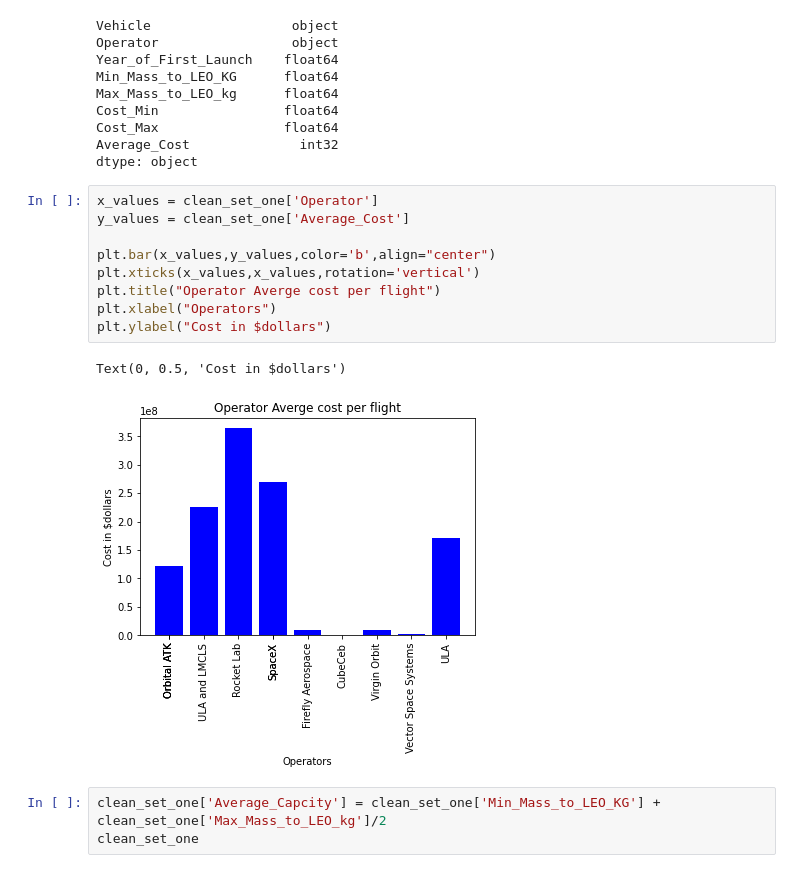
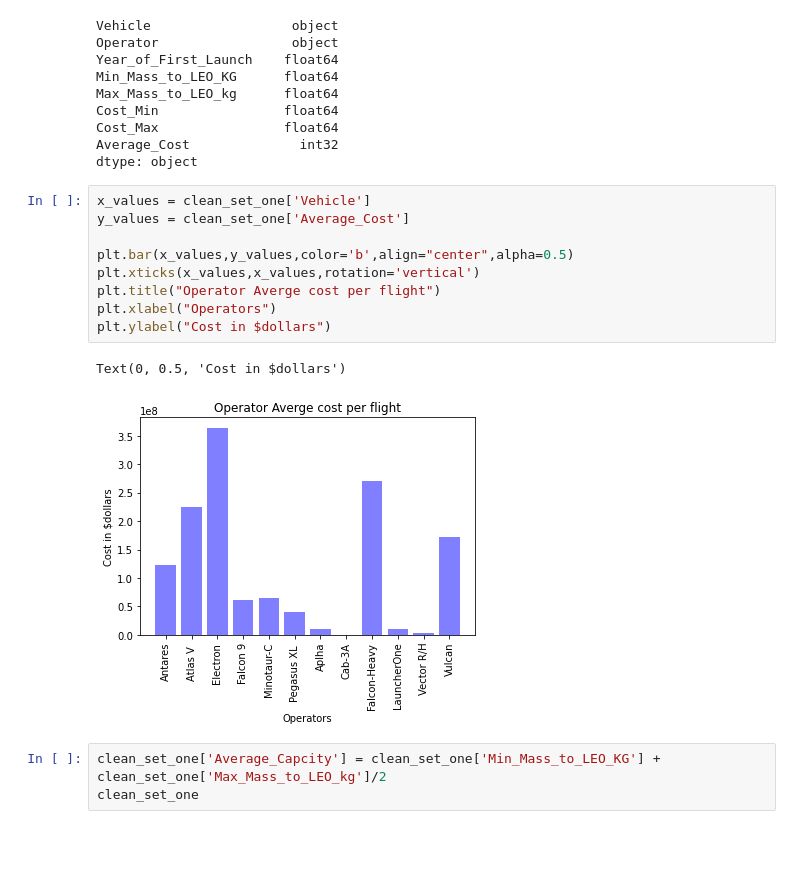
Before and after one commit to alejandrowaring/space-cadets-data-analysis, a Jupyter notebook: Cost_base_AN.ipynb, the cells around one changed output. Cells and saved outputs as stored; diff of their text form; blank space fills up the shorter version.

```diff
--- a/Cost_base_AN.ipynb
+++ b/Cost_base_AN.ipynb
@@ -215,17 +215,17 @@ Cost_Max                float64
 Average_Cost              int32
 dtype: object
 # %%
-x_values = clean_set_one['Operator']
+x_values = clean_set_one['Vehicle']
 y_values = clean_set_one['Average_Cost']
 
-plt.bar(x_values,y_values,color='b',align="center")
+plt.bar(x_values,y_values,color='b',align="center",alpha=0.5)
 plt.xticks(x_values,x_values,rotation='vertical')
 plt.title("Operator Averge cost per flight")
 plt.xlabel("Operators")
 plt.ylabel("Cost in $dollars")
 # %% [output]
 Text(0, 0.5, 'Cost in $dollars')
-[figure, old version]
+[figure, new version]
 # %%
 clean_set_one['Average_Capcity'] = clean_set_one['Min_Mass_to_LEO_KG'] + clean_set_one['Max_Mass_to_LEO_kg']/2
 clean_set_one
```
